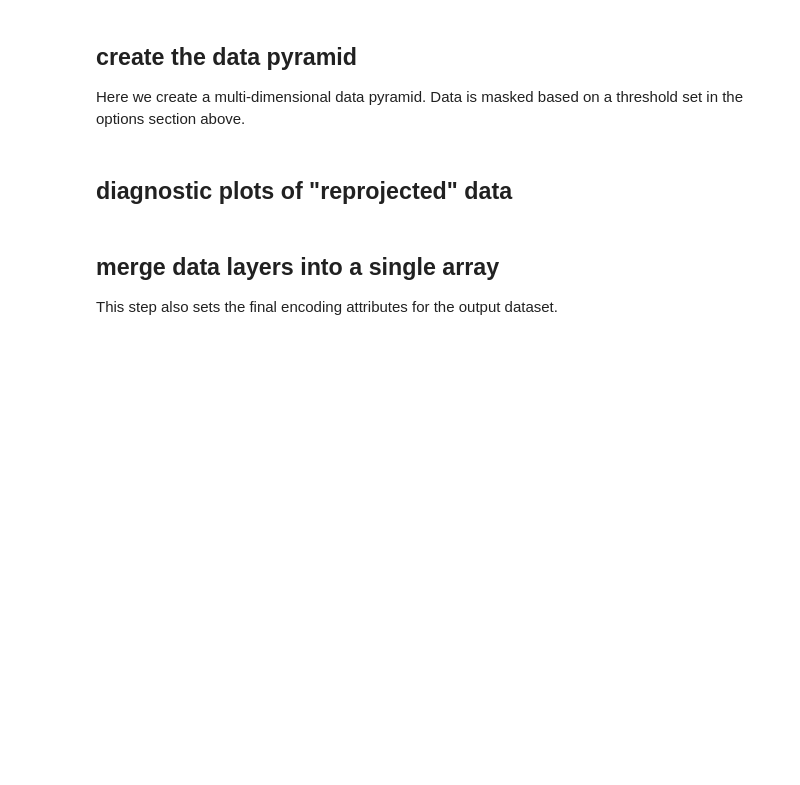
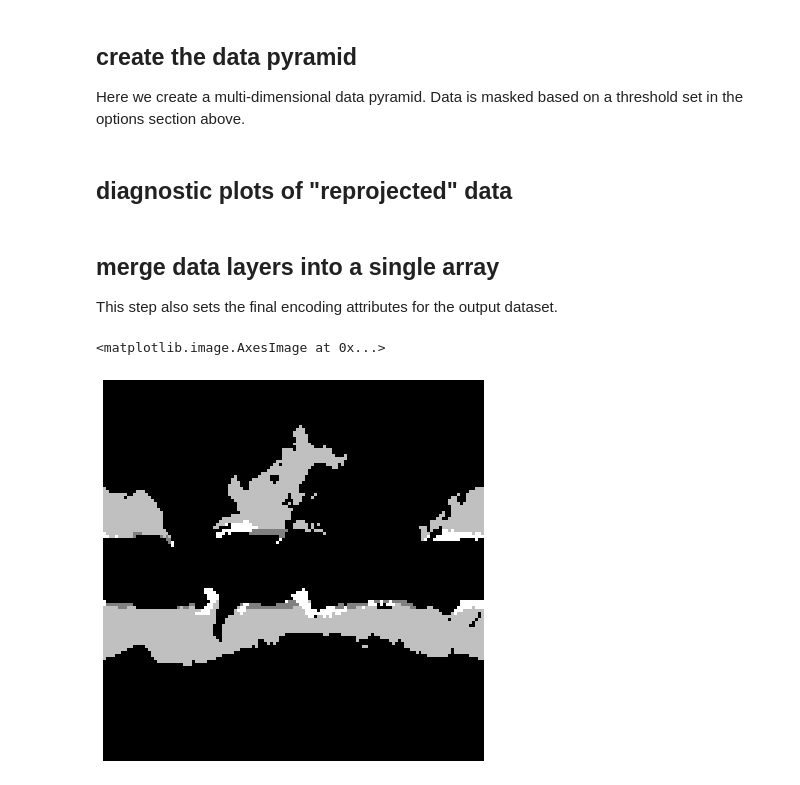
Before and after one commit to carbonplan/seaweed-farming-web, a Jupyter notebook: notebooks/data_processing.ipynb, the cells around one changed output. Drawn from its saved outputs; the diff is of its cells as text; code cells hidden in the pictures; blank space fills up the shorter version.

```diff
--- a/notebooks/data_processing.ipynb
+++ b/notebooks/data_processing.ipynb
@@ -212,6 +239,6 @@ for k, da in ds.data_vars.items():
 # %%
 ds = ds.rio.write_crs("EPSG:4326")
-pyramid = pyramid_reproject(ds, levels=levels, resampling=resampling)
+pyramid = pyramid_reproject(ds, levels=6, resampling=resampling)
 for child in pyramid.children:
     child.ds = child.ds.where(child.ds["mask"] > mask_threshold)
     child.ds = child.ds[list(ds.data_vars)]
@@ -219,9 +246,6 @@ for child in pyramid.children:
 ## diagnostic plots of "reprojected" data
 # %%
 if plot_diagnostics:
-
-    var_names = ["harv_preferred", "nharv_preferred", "elevation", "mask"]
-
     fig, axes = plt.subplots(
         4,
         3,
@@ -232,14 +256,18 @@ if plot_diagnostics:
         subplot_kw=dict(projection=ccrs.Mercator.GOOGLE),
     )
 
-    for i, level in enumerate([0, 2, 4]):
-        for j, (k, da) in enumerate(pyramid[f"{level}"].ds[var_names].items()):
-            ax = axes[j, i]
-            print(k)
-            p = da.plot(ax=ax, robust=True, cmap=cmap, transform=ccrs.Mercator.GOOGLE)
-            ax.set_global()
-            ax.coastlines(color="#EBEBEC", zorder=11)
-            ax.add_feature(cartopy.feature.LAND, facecolor="#1B1E23", zorder=10)
-            ax.set_title(f"level: {level}")
+    j = 0
+
+    for _j, (k, da) in enumerate(pyramid[f"{level}"].ds.items()):
+        if (k == 'harv_sargassum' or k == 'harv_preferred'):
+            for i, level in enumerate([0, 2, 4]):
+                ax = axes[j, i]
+                p = da.plot(ax=ax, robust=True, cmap=cmap, transform=ccrs.Mercator.GOOGLE)
+                ax.set_global()
+                ax.coastlines(color="#EBEBEC", zorder=11)
+                ax.add_feature(cartopy.feature.LAND, facecolor="#1B1E23", zorder=10)
+                ax.set_title(f"level: {level}")
+            j += 1
+
 
     fig.tight_layout()
@@ -276,12 +280,11 @@ This step also sets the final encoding attributes for the output dataset.
 # %%
 merged_pyramid = datatree.DataTree()
-merged_pyramid.ds = xr.Dataset(attrs=get_cf_global_attrs(version=f"{version}"))
+merged_pyramid.ds = xr.Dataset(attrs=get_cf_global_attrs(version=f"0.13"))
 
 for child in pyramid.children:
     ds = merge_layers(child.ds)
-    merged_pyramid[child.name] = set_zarr_encoding(
-        ds, codec_config={"id": "zlib", "level": 1}, float_dtype="float32"
-    )
+    merged_pyramid[child.name] = set_zarr_encoding(ds, codec_config={'id': 'zlib', 'level': 1}, float_dtype='float32')
 
-merged_pyramid.ds.attrs["multiscales"] = pyramid.ds.attrs["multiscales"]
-display(merged_pyramid["1"].ds)
+merged_pyramid.ds.attrs['multiscales'] = pyramid.ds.attrs['multiscales']
+for level in range(len(merged_pyramid.children)):
+    merged_pyramid.ds.attrs['multiscales'][0]['datasets'][level]['pixels_per_tile'] = 128
@@ -291,3 +296,8 @@ merged_pyramid.to_zarr(
     mode="w",
     consolidated=True,
 )
+# %%
+image(merged_pyramid.children[0]['all_variables'][2])
+# %% [output]
+<matplotlib.image.AxesImage at 0x...>
+[figure, added]
```
Also changed, not shown: parts of 8 cells of this notebook.
